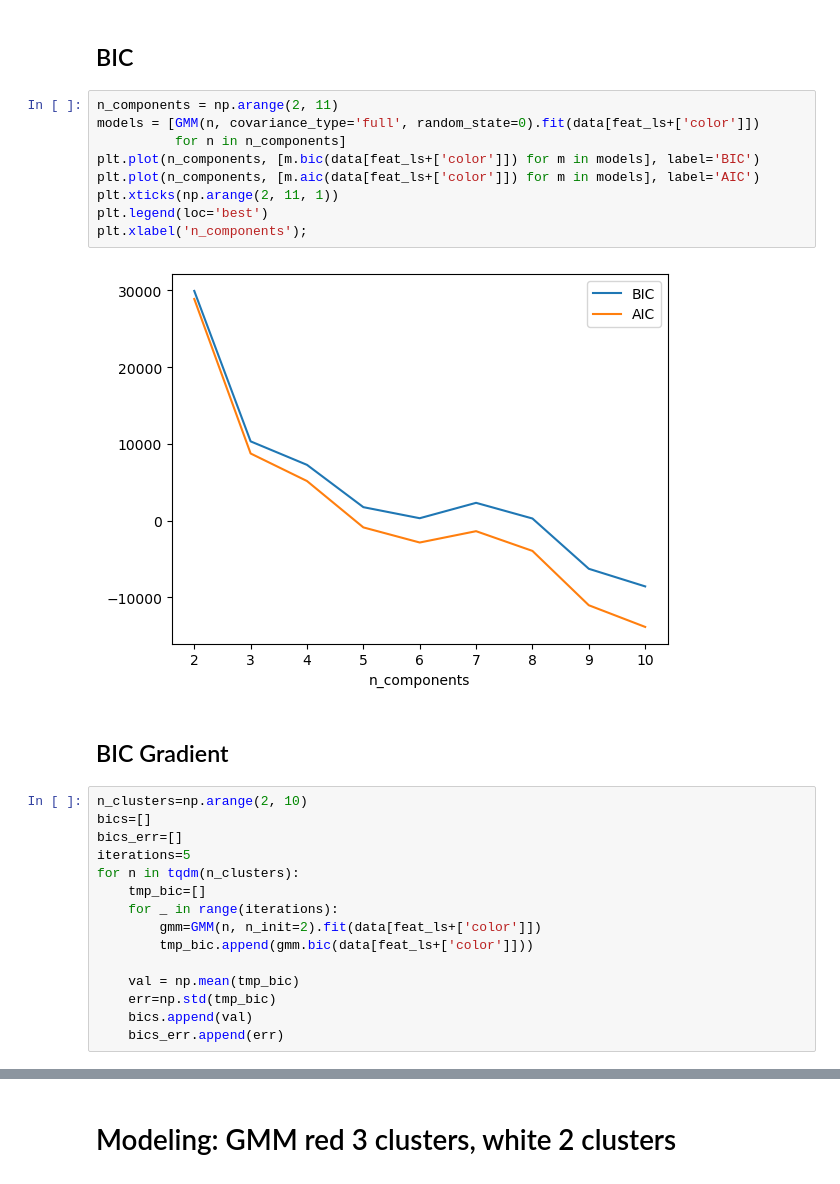
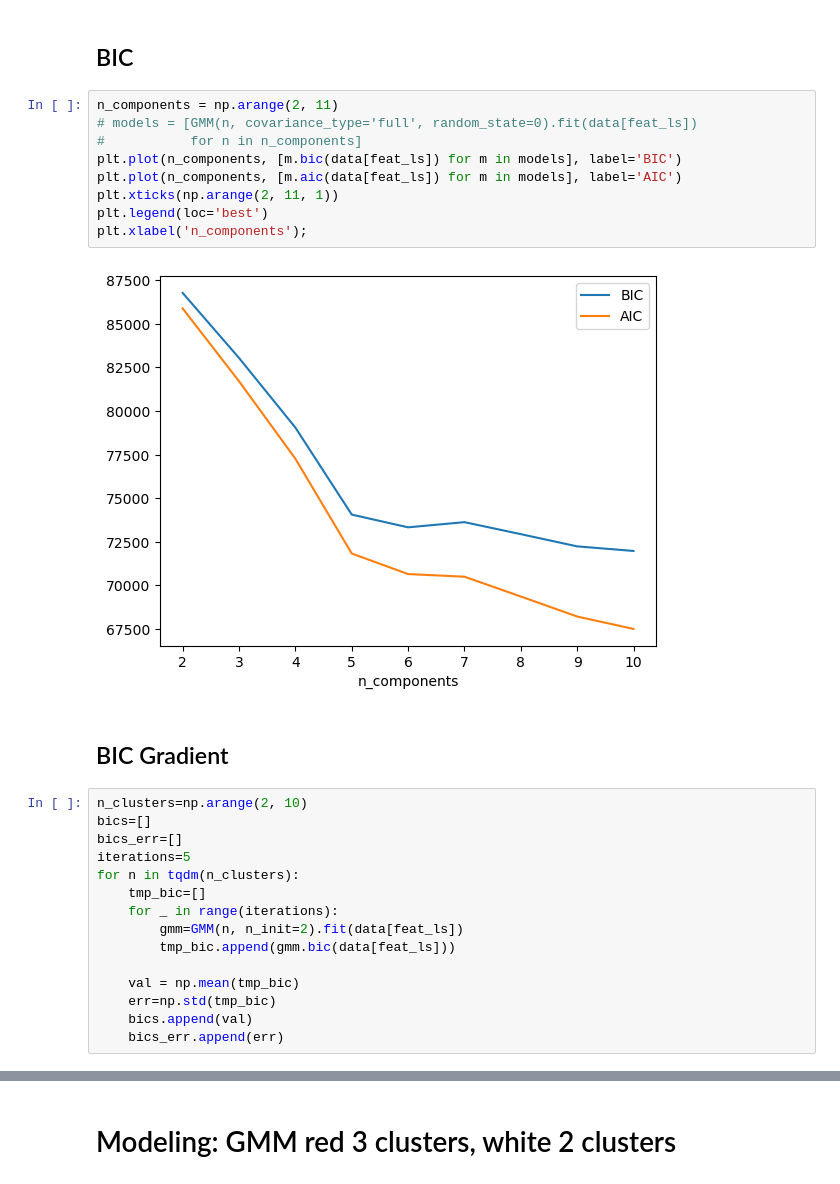
Before and after one commit to shuijing1996/Vinho-Verde-Wine-Clustering, a Jupyter notebook: notebook/vinho_verde_wine_gmm_5_clusters_champion.ipynb, the cells around one changed output, grey strips where cells are left out. Saved outputs shown, nothing was run; the diff lists cells and outputs as text.

Commit message:
modified champion model script

```diff
--- a/notebook/vinho_verde_wine_gmm_5_clusters_champion.ipynb
+++ b/notebook/vinho_verde_wine_gmm_5_clusters_champion.ipynb
@@ -410,15 +389,15 @@ plt.show()
 ## BIC
 # %%
 n_components = np.arange(2, 11)
-models = [GMM(n, covariance_type='full', random_state=0).fit(data[feat_ls+['color']])
-          for n in n_components]
-plt.plot(n_components, [m.bic(data[feat_ls+['color']]) for m in models], label='BIC')
-plt.plot(n_components, [m.aic(data[feat_ls+['color']]) for m in models], label='AIC')
+# models = [GMM(n, covariance_type='full', random_state=0).fit(data[feat_ls])
+#           for n in n_components]
+plt.plot(n_components, [m.bic(data[feat_ls]) for m in models], label='BIC')
+plt.plot(n_components, [m.aic(data[feat_ls]) for m in models], label='AIC')
 plt.xticks(np.arange(2, 11, 1))
 plt.legend(loc='best')
 plt.xlabel('n_components');
 # %% [output]
-[figure, old version]
+[figure, new version]
 # %% [markdown]
 ## BIC Gradient
 # %%
@@ -429,8 +408,8 @@ iterations=5
 for n in tqdm(n_clusters):
     tmp_bic=[]
     for _ in range(iterations):
-        gmm=GMM(n, n_init=2).fit(data[feat_ls+['color']])
-        tmp_bic.append(gmm.bic(data[feat_ls+['color']]))
+        gmm=GMM(n, n_init=2).fit(data[feat_ls])
+        tmp_bic.append(gmm.bic(data[feat_ls]))
 
     val = np.mean(tmp_bic)
     err=np.std(tmp_bic)
```
Also changed, not shown: parts of 35 cells of this notebook.
